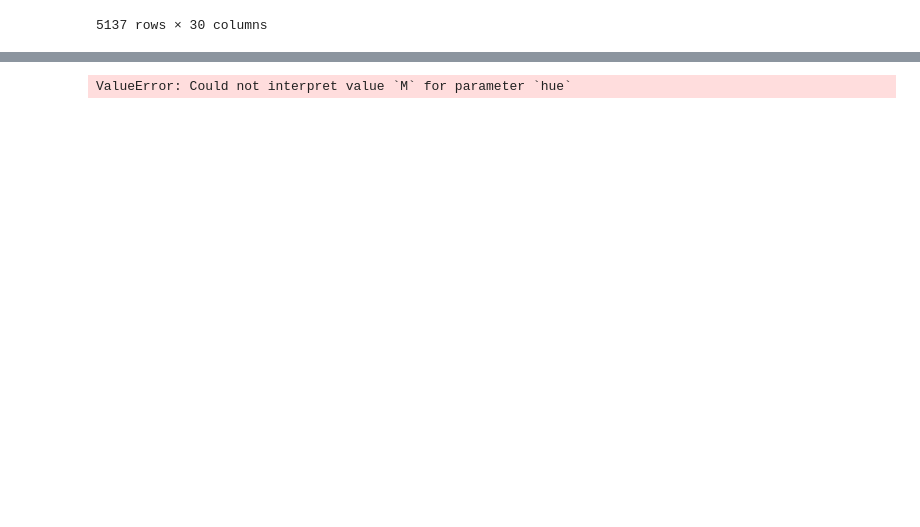
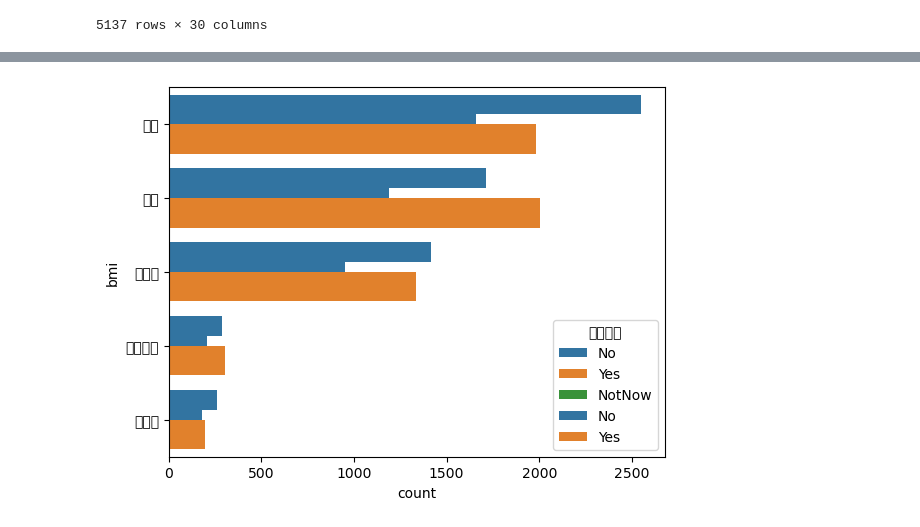
Before and after one commit to hurrayay/DataMining, a Jupyter notebook: health.ipynb, the cells around one changed output, grey strips where cells are left out. Cells and saved outputs as stored; diff of their text form; code cells hidden in the pictures; blank space fills up the shorter version.

```diff
--- a/health.ipynb
+++ b/health.ipynb
@@ -117,16 +117,9 @@ healthy.query('성별코드 =="M"')
 | 9998 | 2020 | 45 | M | 12 | 160 | 80 | 93.0 | 0.6 | 0.6 | 1 | ... |
 5137 rows × 30 columns
 # %%
-bmi=''
-healthy.assign(bmiset = healthy['체중(5Kg 단위)']*10000/(healthy['신장(5Cm단위)']*healthy['신장(5Cm단위)']))
-if bmiset <18.5 :
-          bmi = '저체중'
-if (bmiset >=18.5) & (bmiset<23) :
-          bmi = '정상'
-if (bmiset >=23) & (bmiset<25) :
-          bmi = '과체중'
-if (bmiset >=25) & (bmiset<30):
-          bmi = '비만'
-if bmiset >30 :
-          bmi = '고도비만'
+"""**중요**
+assign 함수를 썼을때는 값을 보여주지만 새로운 column이 생긴 것이 아니어서
+후에 사용하려하니 bmiset 이 지속 없다고 떴다..따라서 query 함수 사용도 어려웠음"""
+healthy['bmiset'] = (healthy['체중(5Kg 단위)']*10000/(healthy['신장(5Cm단위)']*healthy['신장(5Cm단위)']))
+healthy
 # %% [output]
@@ -133,0 +145,12 @@ ValueError: The truth value of a Series is ambiguous. Use a.empty, a.bool(), a.i
+# %%
+df['bmi']='' #column에 bmi 추가 후 초기화
+healthy.loc[healthy['bmiset'] <18.5, 'bmi'] ='저체중'
+#loc문법 활용으로 bmiset이 18.5보다 작으면 bmi 열에 '정상' 으로 기록
+healthy.loc[(healthy['bmiset']>=18.5) & (healthy['bmiset']<23), 'bmi'] ='정상'
+#healthy['column'] 이 기본 형태이고 계산식이 두 개 이상이기에 ()을 각각 넣어준다.
+healthy.loc[(healthy['bmiset']>=23) & (healthy['bmiset']<25), 'bmi'] ='과체중'
+healthy.loc[(healthy['bmiset']>=25) & (healthy['bmiset']<30), 'bmi'] ='비만'
+healthy.loc[healthy['bmiset']>=30, 'bmi'] ='고도비만'
+
+health_final = healthy.iloc[:,[24,25,31]]
+health_final
@@ -134,4 +172,5 @@ ValueError: The truth value of a Series is ambiguous. Use a.empty, a.bool(), a.i
 # %%
-wombelly = sns.histplot(data = healthy, x = '흡연상태',y = '허리둘레', hue ='M')
+smoking = sns.countplot(data = health_final,y='bmi',hue='흡연상태')
+alchol = sns.countplot(data= health_final, y ='bmi', hue='음주여부')
 # %% [output]
-ValueError: Could not interpret value `M` for parameter `hue`
+[figure, added]
```
Also changed, not shown: parts of 2 cells of this notebook.
